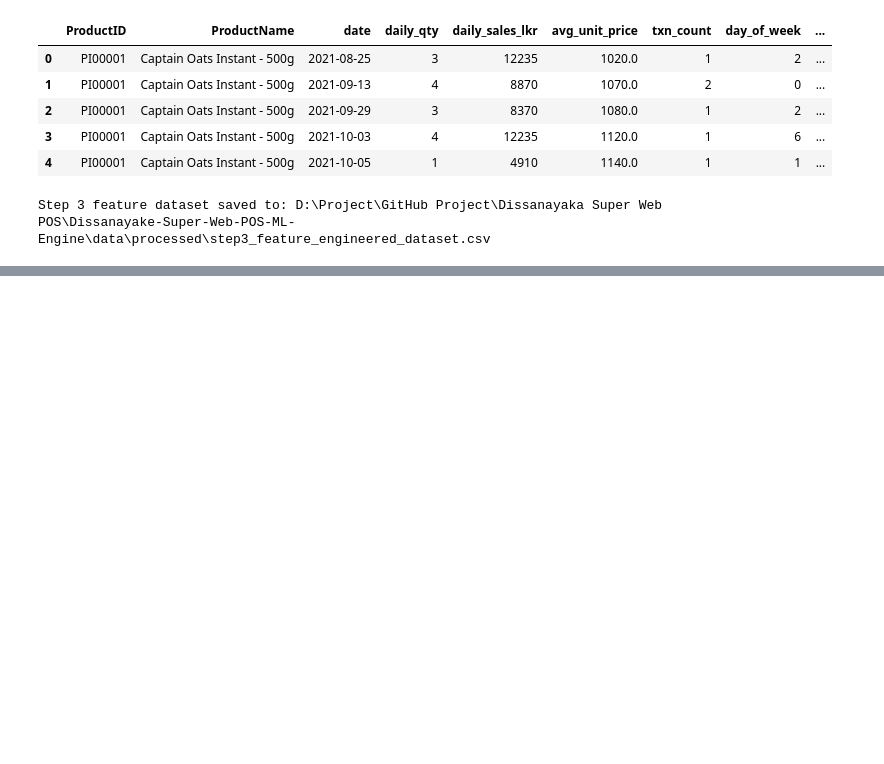
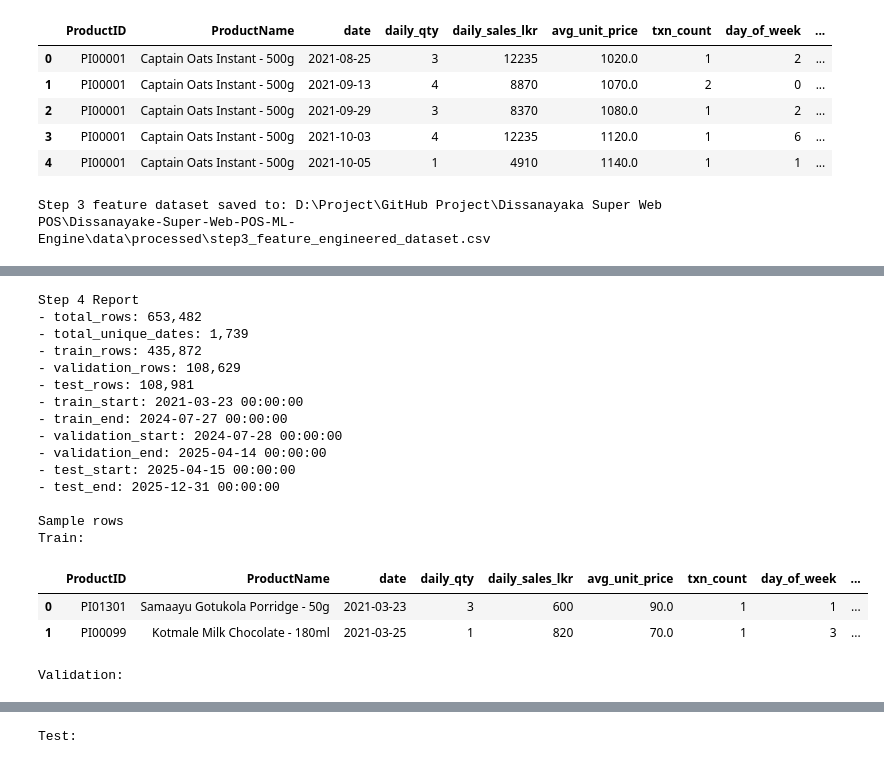
Before and after one commit to Chamiya09/Dissanayake-Super-Web-POS-ML-Engine, a Jupyter notebook: notebooks/lag_feature_engineering.ipynb, the cells around one changed output, grey strips where cells are left out. Drawn from its saved outputs; the diff is of its cells as text; code cells hidden in the pictures; blank space fills up the shorter version.

```diff
--- a/notebooks/lag_feature_engineering.ipynb
+++ b/notebooks/lag_feature_engineering.ipynb
@@ -364,0 +422,34 @@ Step 3 complete. Next: Step 4 time-based train/validation/test split without shu
+# %%
+train_df, val_df, test_df, step4_report = split_by_time(step3_df, train_ratio=0.70, val_ratio=0.15)
+
+print("Step 4 Report")
+for key, value in step4_report.items():
+    print(f"- {key}: {value:,}" if isinstance(value, int) else f"- {key}: {value}")
+
+print("\nSample rows")
+print("Train:")
+display(train_df.head(2))
+print("Validation:")
+display(val_df.head(2))
+print("Test:")
+display(test_df.head(2))
+# %% [output]
+Step 4 Report
+- total_rows: 653,482
+- total_unique_dates: 1,739
+- train_rows: 435,872
+- validation_rows: 108,629
+- test_rows: 108,981
+- train_start: 2021-03-23 00:00:00
+- train_end: 2024-07-27 00:00:00
+- validation_start: 2024-07-28 00:00:00
+- validation_end: 2025-04-14 00:00:00
+- test_start: 2025-04-15 00:00:00
+- test_end: 2025-12-31 00:00:00
+
+Sample rows
+Train:
+|  | ProductID | ProductName | date | daily_qty | daily_sales_lkr | avg_unit_price | txn_count | day_of_week | ... |
+| 0 | PI01301 | Samaayu Gotukola Porridge - 50g | 2021-03-23 | 3 | 600 | 90.0 | 1 | 1 | ... |
+| 1 | PI00099 | Kotmale Milk Chocolate - 180ml | 2021-03-25 | 1 | 820 | 70.0 | 1 | 3 | ... |
+Validation:
@@ -364,0 +459 @@ Step 3 complete. Next: Step 4 time-based train/validation/test split without shu
+Test:
```
Also changed, not shown: parts of 6 cells of this notebook.
